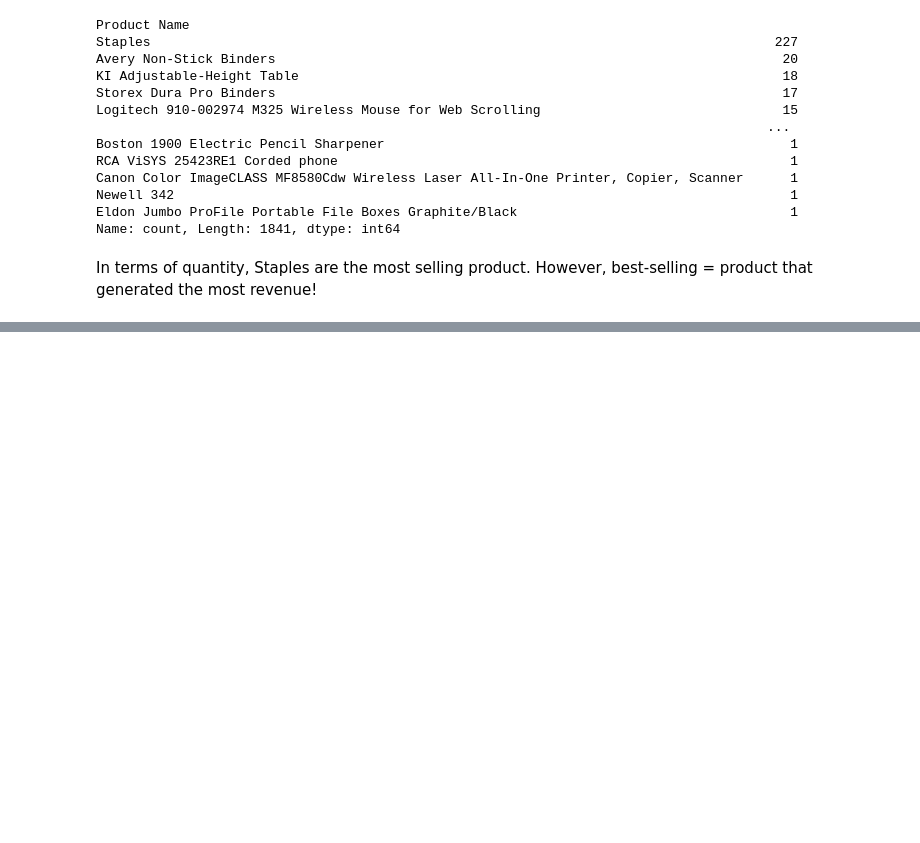
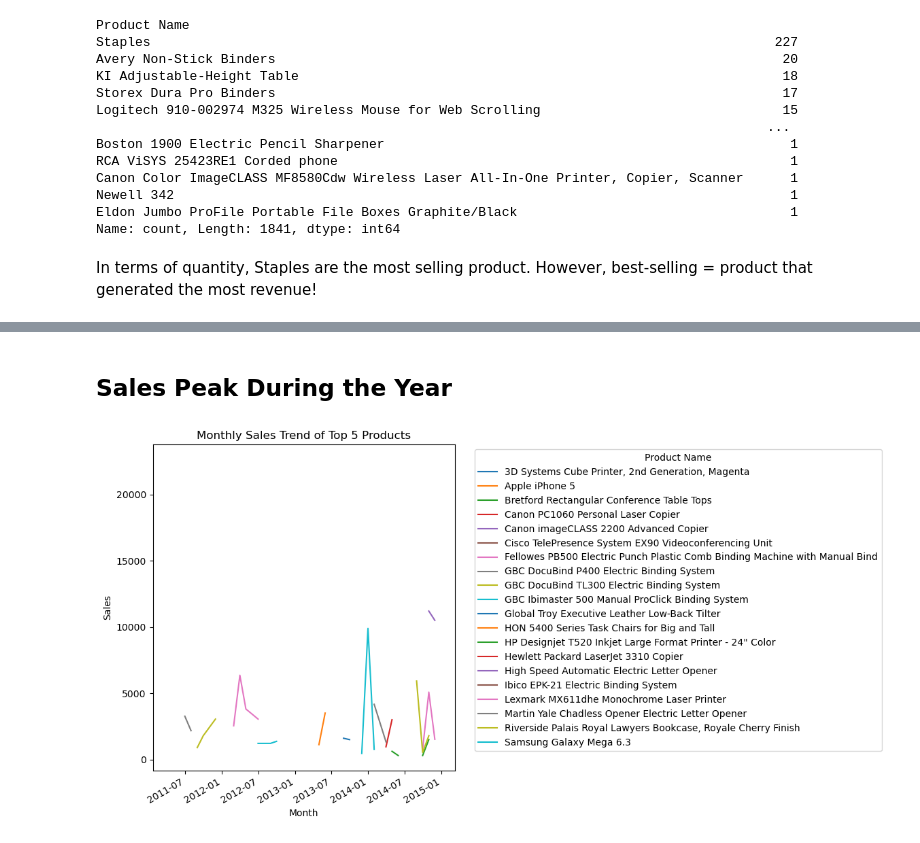
Before and after one commit to tingly-amua/FUTURE_DS_01, a Jupyter notebook: taskl.ipynb, the cells around one changed output, grey strips where cells are left out. Cells and saved outputs as stored; diff of their text form; code cells hidden in the pictures; blank space fills up the shorter version.

```diff
--- a/taskl.ipynb
+++ b/taskl.ipynb
@@ -118,0 +163,28 @@ In terms of quantity, Staples are the most selling product. However, best-sellin
+# %% [markdown]
+## Sales Peak During the Year
+# %%
+df['Order Date'] = pd.to_datetime(df['Order Date'])
+
+monthly_sales = df.groupby([pd.Grouper(key='Order Date', freq='M'), 'Product Name'])['Sales'].sum()
+# %%
+df['Order Date'] = pd.to_datetime(df['Order Date'])
+
+monthly_sales = df.groupby([
+    pd.Grouper(key='Order Date', freq='M'),
+    'Product Name'
+])['Sales'].sum().reset_index()
+# %%
+top_products = df.groupby('Product Name')['Sales'].sum().nlargest(20).index
+monthly_sales_top = monthly_sales[monthly_sales['Product Name'].isin(top_products)]
+# %%
+pivot = monthly_sales_top.pivot(index='Order Date', columns='Product Name', values='Sales')
+# %%
+pivot.plot(figsize=(12,6))
+plt.title('Monthly Sales Trend of Top 5 Products')
+plt.xlabel('Month')
+plt.ylabel('Sales')
+plt.legend(title='Product Name', bbox_to_anchor=(1.05, 1), loc='upper left')
+plt.tight_layout()
+plt.show()
+# %% [output]
+[figure, added]
```
Also changed, not shown: parts of 16 cells of this notebook.
